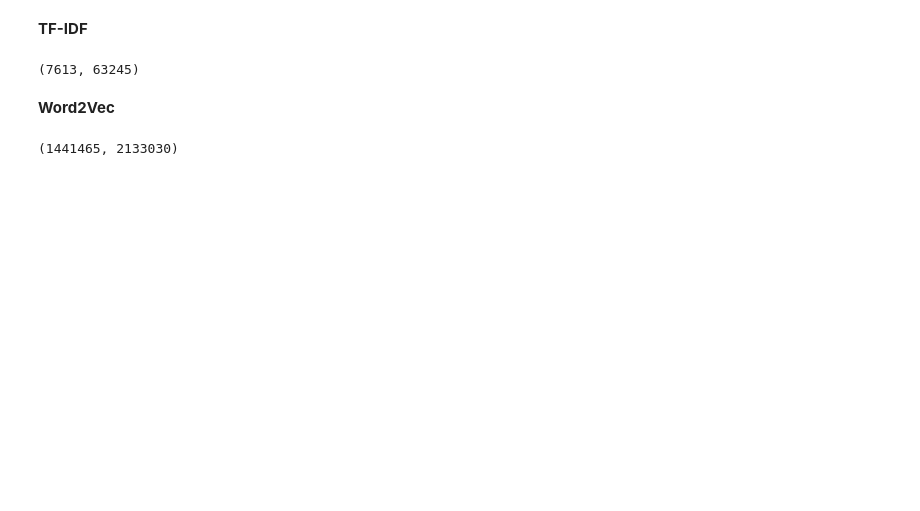
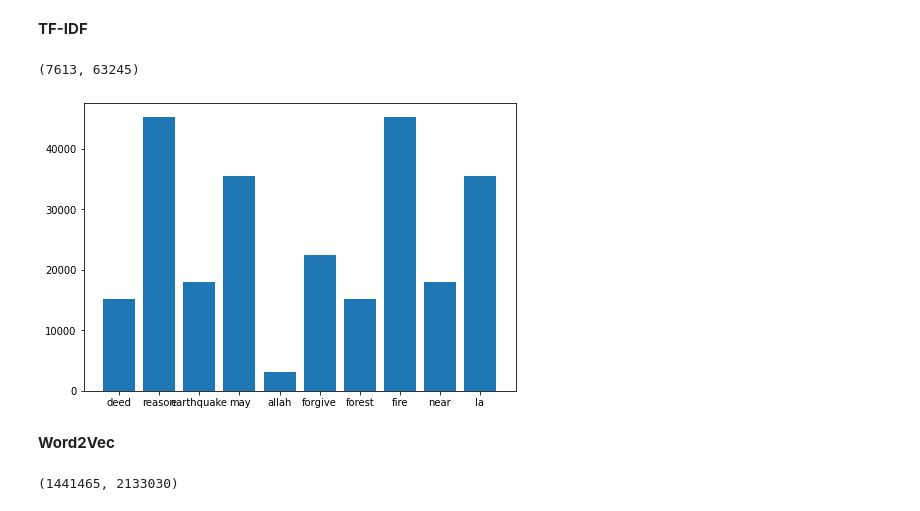
Before and after one commit to YoonjungChoi/CMPE255_TEAM10, a Jupyter notebook: TrainingModels_YJ.ipynb, the cells around one changed output. Cells and saved outputs as stored; diff of their text form; code cells hidden in the pictures; blank space fills up the shorter version.

```diff
--- a/TrainingModels.ipynb
+++ b/TrainingModels_YJ.ipynb
@@ -310,6 +330,25 @@ tfidf_df = tfvectorizer.fit_transform(df['FINAL'])
 print(tfidf_df.shape)
 # %% [output]
 (7613, 63245)
+# %%
+tfvectorizer.vocabulary_
+
+#print(tfvectorizer.vocabulary_.keys())
+#print(tfvectorizer.vocabulary_.values())
+
+names = ['deed', 'reason', 'earthquake', 'may', 'allah', 'forgive', 'forest', 'fire', 'near', 'la']
+values = [15175, 45316, 17901, 35452, 3167, 22368, 15176, 45323, 17916, 35454]
+
+#print(len(names))
+#print(len(values))
+
+import matplotlib.pyplot as plt
+fig = plt.figure()
+ax = fig.add_axes([0,0,1,1])
+ax.bar(names, values)
+plt.show()
+# %% [output]
+[figure, added]
 # %% [markdown]
 **Word2Vec**
 # %%
```
Also changed, not shown: parts of 7 cells of this notebook, 1 other file.
